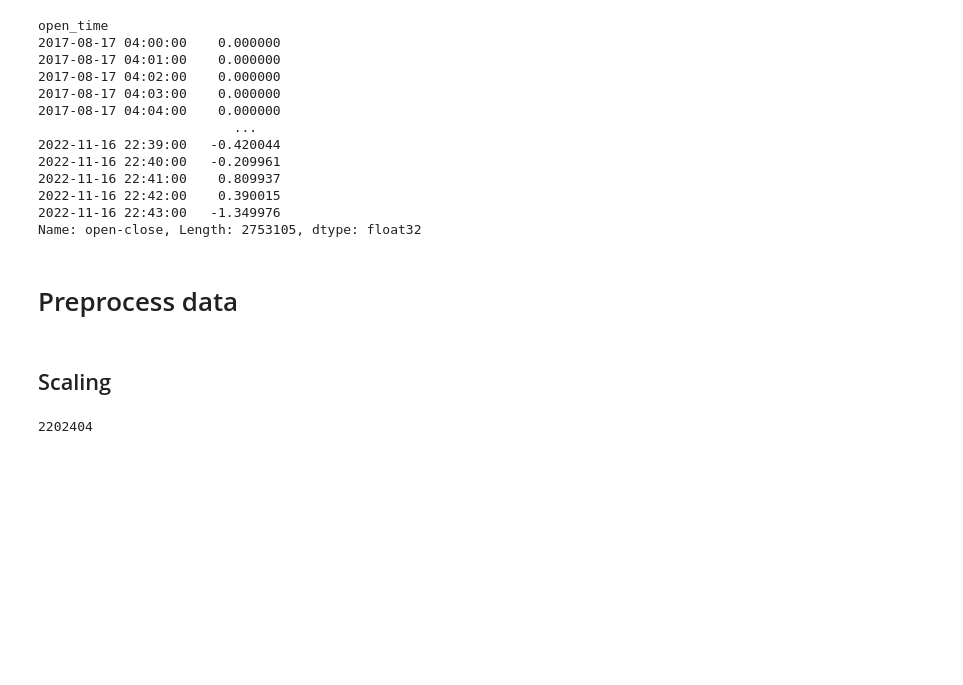
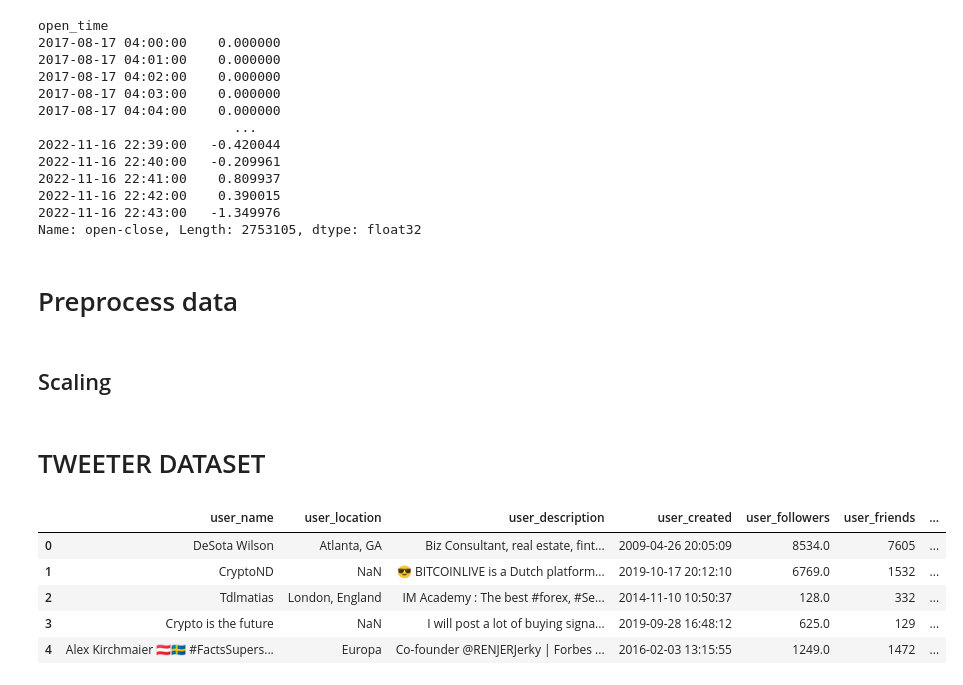
Before and after one commit to noellekh/crypto, a Jupyter notebook: notebooks/notebook_NK.ipynb, the cells around one changed output. Drawn from its saved outputs; the diff is of its cells as text; code cells hidden in the pictures; blank space fills up the shorter version.

Commit message:
analyse tweeter dataset

```diff
--- a/notebooks/notebook_NK.ipynb
+++ b/notebooks/notebook_NK.ipynb
@@ -168,13 +168,16 @@ X_train, X_test, y_train, y_test = train_test_split(X,y, test_size=0.2)
 scaler = MinMaxScaler()
 
 X_scaled = scaler.fit_transform(X_train)
-# %%
-seq_len = 80
-
-d = []
-
-for index in range(len(X_scaled) - seq_len):
-    d.append(X_scaled[index: index + seq_len])
-len(d)
-# %% [output]
-2202404
+# %% [markdown]
+# TWEETER DATASET
+# %%
+tweeter = pd.read_csv("../raw_data/Bitcoin_tweets.csv")
+# %%
+tweeter.head()
+# %% [output]
+|  | user_name | user_location | user_description | user_created | user_followers | user_friends | ... |
+| 0 | DeSota Wilson | Atlanta, GA | Biz Consultant, real estate, fint... | 2009-04-26 20:05:09 | 8534.0 | 7605 | ... |
+| 1 | CryptoND | NaN | 😎 BITCOINLIVE is a Dutch platform... | 2019-10-17 20:12:10 | 6769.0 | 1532 | ... |
+| 2 | Tdlmatias | London, England | IM Academy : The best #forex, #Se... | 2014-11-10 10:50:37 | 128.0 | 332 | ... |
+| 3 | Crypto is the future | NaN | I will post a lot of buying signa... | 2019-09-28 16:48:12 | 625.0 | 129 | ... |
+| 4 | Alex Kirchmaier 🇦🇹🇸🇪 #FactsSupers... | Europa | Co-founder @RENJERJerky | Forbes ... | 2016-02-03 13:15:55 | 1249.0 | 1472 | ... |
```
Also changed, not shown: parts of 9 cells of this notebook.
